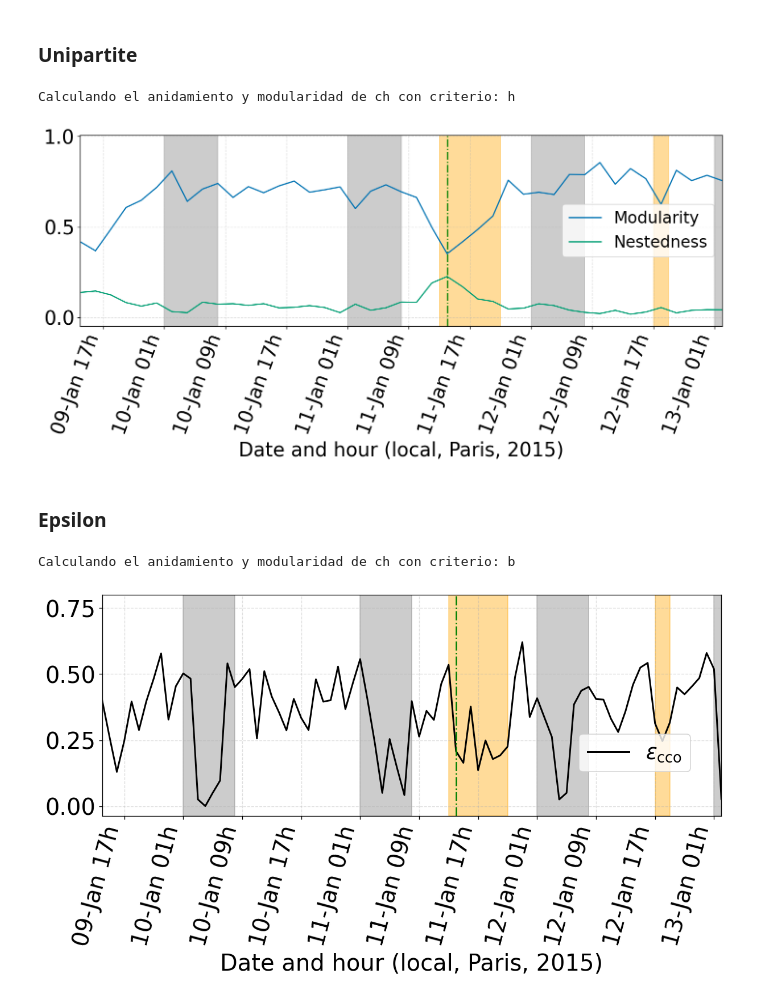
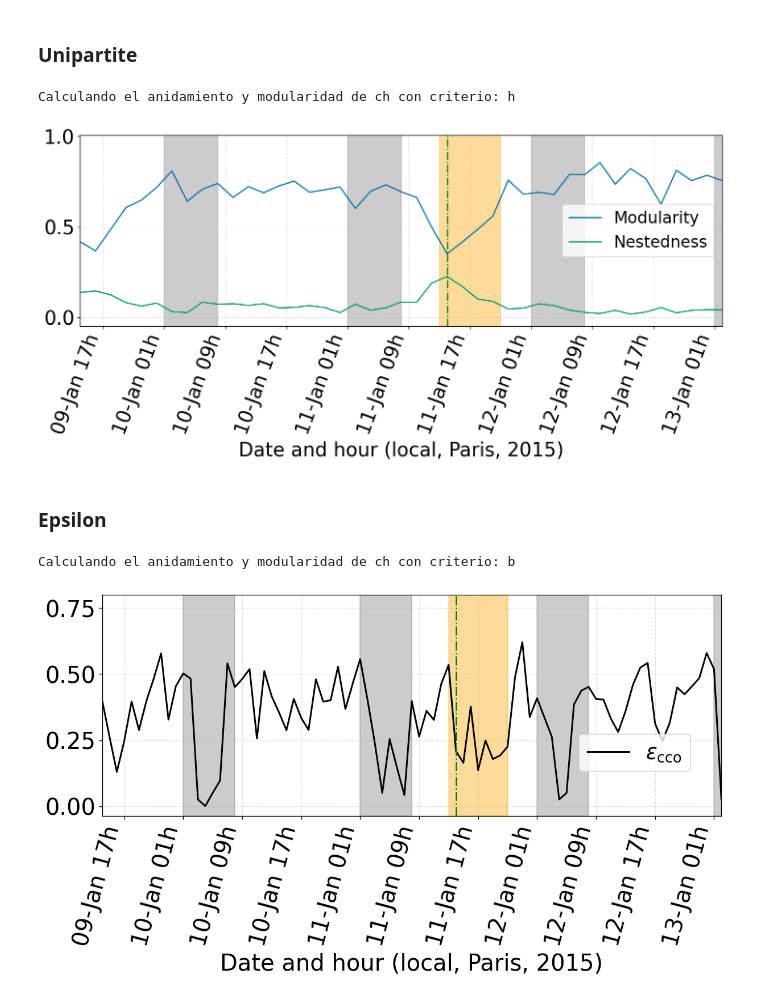
Before and after one commit to Manusua/self-similarity-in-social-movements, a Jupyter notebook: latex_CTW.ipynb, the cells around one changed output. Cells and saved outputs as stored; diff of their text form; code cells hidden in the pictures.

```diff
--- a/latex_CTW.ipynb
+++ b/latex_CTW.ipynb
@@ -870,7 +870,7 @@ for i, ax in enumerate(axes):
 	ax.axvspan(394776, 394783, color='gray', alpha=0.4)
 
 	ax.axvspan(394716, 394724, color='orange', alpha=0.4)
-	ax.axvspan(394744, 394746, color='orange', alpha=0.4)
+	#ax.axvspan(394744, 394746, color='orange', alpha=0.4)
 	#ax.axvspan(394716, 394724, color='orange', alpha=0.4, label="Candidates time windows")
 	#ax.legend()
 
@@ -978,7 +978,7 @@ axes.axvspan(394728, 394735, color='gray', alpha=0.4)
 axes.axvspan(394752, 394754, color='gray', alpha=0.4)
 
 axes.axvspan(394716, 394724, color='orange', alpha=0.4)
-axes.axvspan(394744, 394746, color='orange', alpha=0.4)
+#axes.axvspan(394744, 394746, color='orange', alpha=0.4)
 
 #ax.axvspan(394716, 394724, color='orange', alpha=0.4, label="Candidates time windows")
 axes.legend(loc=loc_legend, fontsize=20)
@@ -1007,7 +1007,7 @@ plt.tight_layout()
 plt.show()
 # %% [output]
 Calculando el anidamiento y modularidad de ch con criterio: h
-[figure, old version]
+[figure, new version]
 # %% [markdown]
 ### Epsilon
 # %%
@@ -1080,33 +1080,33 @@ for i, ax in enumerate(axes):
 	ax.axvspan(394752, 394754, color='gray', alpha=0.4)
 
 	ax.axvspan(394716, 394724, color='orange', alpha=0.4)
-	ax.axvspan(394744, 394746, color='orange', alpha=0.4)
+	#ax.axvspan(394744, 394746, color='orange', alpha=0.4)
 	#ax.axvspan(394716, 394724, color='orange', alpha=0.4, label="Candidates time windows")
 	ax.legend(loc=[0.77, 0.2], fontsize=22)
 
 	ax.tick_params(axis='both', which='major', labelsize=24)
 #axes[0].set_title(f"Charlie Hebdo ε metrics by Network — Media móvil (N={N})")
 #axes[0].set_ylabel(r"$\epsilon_\hat{c}(k)$")
 #axes[1].set_xlabel("Date")
 #axes[1].set_title("Modularity and Nestedness (Bipartite)")
 
 
 # Eje X en hora local (Paris)
 horas_a_fecha = make_horas_a_fecha_local("ch")
 axes[0].set_ylabel("")
 axes[0].xaxis.set_major_formatter(plt.FuncFormatter(horas_a_fecha))
 axes[0].set_xlabel(local_xlabel("ch"), fontsize=24)
 # Eje X menos cargado
 axes[0].xaxis.set_major_locator(MaxNLocator(nbins=12, integer=True))
 for tick in axes[0].get_xticklabels():
 	tick.set_rotation(75)
 	tick.set_ha("right")
 
 
 # Límites X relativos a la CTW: −48 h … +36 h
 apply_xlim_relative_ctw(axes[0], "ch")
 plt.tight_layout()
 plt.show()
 # %% [output]
 Calculando el anidamiento y modularidad de ch con criterio: b
-[figure, old version]
+[figure, new version]
```
Also changed, not shown: parts of 1 cell of this notebook, 9 other files.
